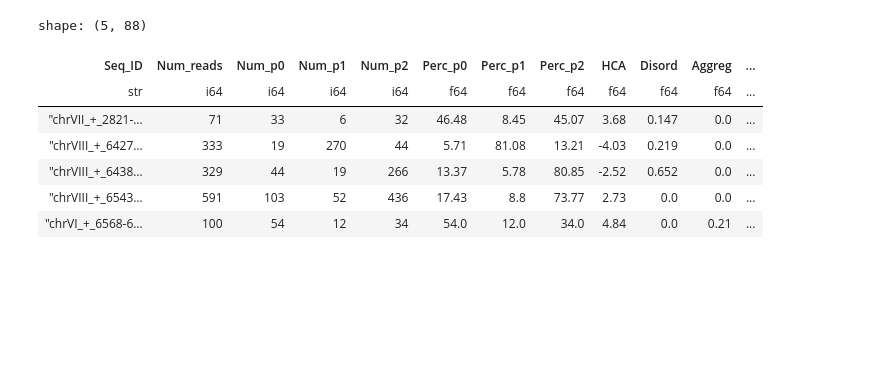
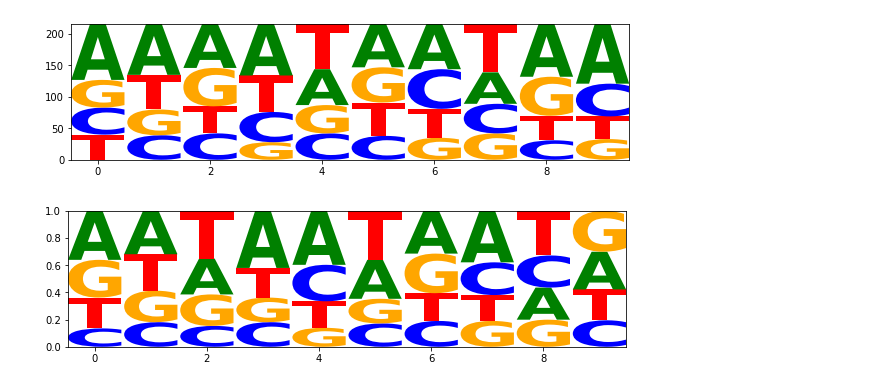
Before and after one commit to Sherman-1/MS_RareCodon, a Jupyter notebook: dev.ipynb, the cells around one changed output. Drawn from its saved outputs; the diff is of its cells as text; code cells hidden in the pictures; blank space fills up the shorter version.

Commit message:
Parsing data done, going for k-mers and codons

```diff
--- a/dev.ipynb
+++ b/dev.ipynb
@@ -24,11 +1,31 @@ shape: (217, 88)
-# %%
-data.head()
-# %% [output]
-shape: (5, 88)
-| Seq_ID | Num_reads | Num_p0 | Num_p1 | Num_p2 | Perc_p0 | Perc_p1 | Perc_p2 | HCA | Disord | Aggreg | ... |
-| str | i64 | i64 | i64 | i64 | f64 | f64 | f64 | f64 | f64 | f64 | ... |
-| "chrVII_+_2821-… | 71 | 33 | 6 | 32 | 46.48 | 8.45 | 45.07 | 3.68 | 0.147 | 0.0 | ... |
-| "chrVIII_+_6427… | 333 | 19 | 270 | 44 | 5.71 | 81.08 | 13.21 | -4.03 | 0.219 | 0.0 | ... |
-| "chrVIII_+_6438… | 329 | 44 | 19 | 266 | 13.37 | 5.78 | 80.85 | -2.52 | 0.652 | 0.0 | ... |
-| "chrVIII_+_6543… | 591 | 103 | 52 | 436 | 17.43 | 8.8 | 73.77 | 2.73 | 0.0 | 0.0 | ... |
-| "chrVI_+_6568-6… | 100 | 54 | 12 | 34 | 54.0 | 12.0 | 34.0 | 4.84 | 0.0 | 0.21 | ... |
+# %%
+import polars as pl
+
+
+data = pl.read_csv("output/output.csv", infer_schema_length = 10000)
+# %%
+downstream = data["downstream"].to_list()
+upstream = data["upstream"].to_list()
+# %%
+import logomaker as lm
+import pandas as pd
+from Bio import motifs
+from Bio.Seq import Seq
+
+seqs = [Seq(kmer) for kmer in downstream]
+m = motifs.create(seqs)
+pfm = m.counts
+pwm = m.counts.normalize(pseudocounts=0.5)  # pseudocounts prevents dividing by zero
+pwm_df = pd.DataFrame(pfm)
+logo = lm.Logo(pwm_df)
+# %% [output]
+[figure, added]
+# %%
+seqs = [Seq(kmer) for kmer in upstream]
+m = motifs.create(seqs)
+pfm = m.counts
+pwm = m.counts.normalize(pseudocounts=0.5)  # pseudocounts prevents dividing by zero
+pwm_df = pd.DataFrame(pwm)
+logo = lm.Logo(pwm_df)
+# %% [output]
+[figure, added]
```
Also changed, not shown: parts of 3 cells of this notebook, 7 other files.
